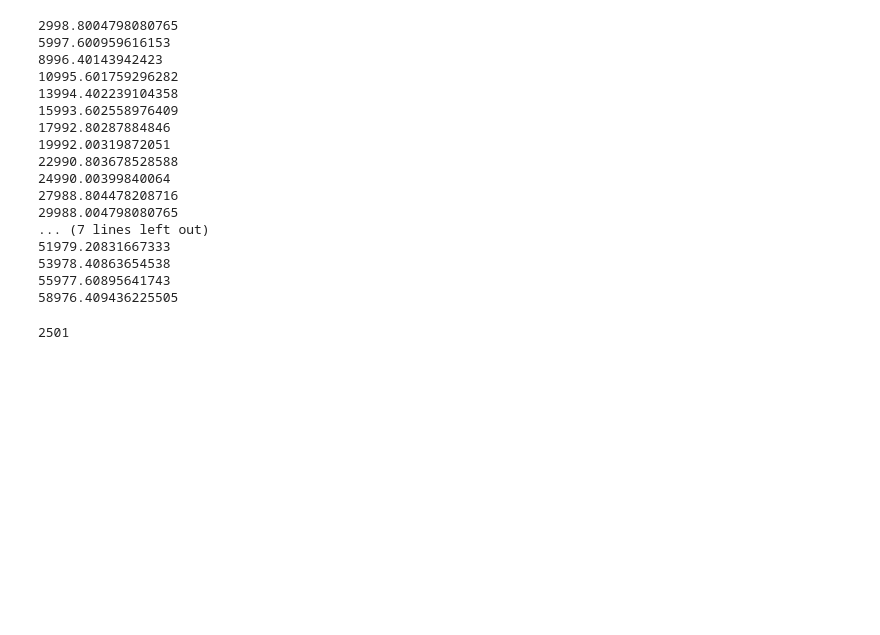
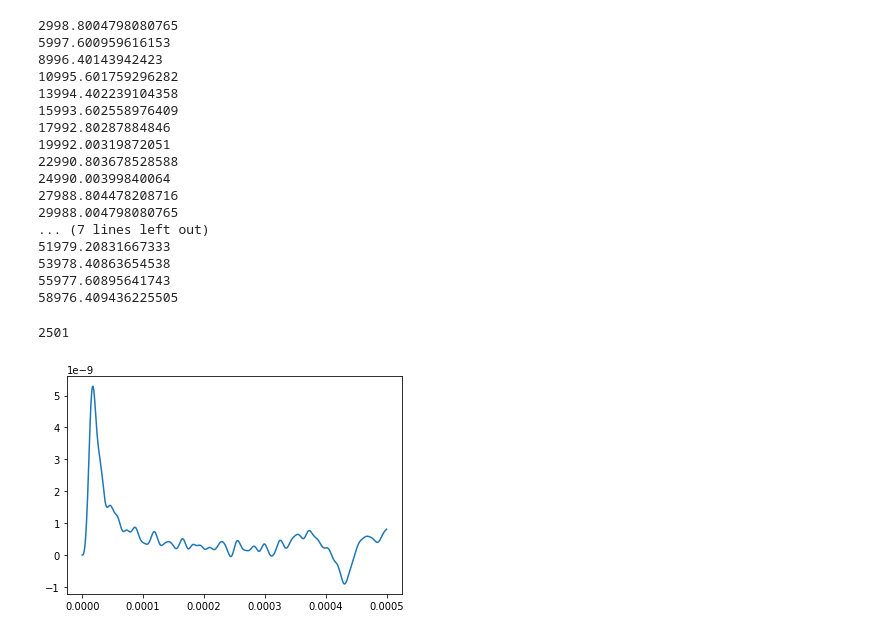
Before and after one commit to shirafuji/graduation_thesis, a Jupyter notebook: machine_learning_master/fft_sample.ipynb, the cells around one changed output. Saved outputs shown, nothing was run; the diff lists cells and outputs as text; code cells hidden in the pictures; blank space fills up the shorter version.

Commit message:
Add vibration data and code for ML

```diff
--- a/machine_learning_master/fft_sample.ipynb
+++ b/machine_learning_master/fft_sample.ipynb
@@ -96,3 +96,30 @@ for h in range(len(rep_index)):
 print(N)
 # %% [output]
 2501
+# %%
+import numpy as np
+import matplotlib.pyplot as plt
+# 欠陥なしについて
+no_hole_path = './../vibration_simulation/vibration_data/no_hole_data.csv'
+no_hole_data1 = []
+no_hole_data2 = []
+no_hole_data3 = []
+#### 欠陥がない場合のデータ
+with open(no_hole_path) as f:
+    for line in f:
+        data_array = line.split(' ')
+        no_hole_data1 = data_array[0:1251]
+        no_hole_data2 = data_array[1251:2502]
+        no_hole_data3 = data_array[2502:-1]
+no_hole_data1 = np.array(no_hole_data1, dtype=float)
+no_hole_data2 = np.array(no_hole_data2, dtype=float)
+no_hole_data3 = np.array(no_hole_data3, dtype=float)
+# %%
+x = range(len(no_hole_data2))
+time_list = []
+for h in range(len(x)):
+    time_list.append(h*0.0000004)
+plt.plot(time_list,no_hole_data2)
+plt.show()
+# %% [output]
+[figure, added]
```
Also changed, not shown: parts of 5 cells of this notebook, 11 other files.
